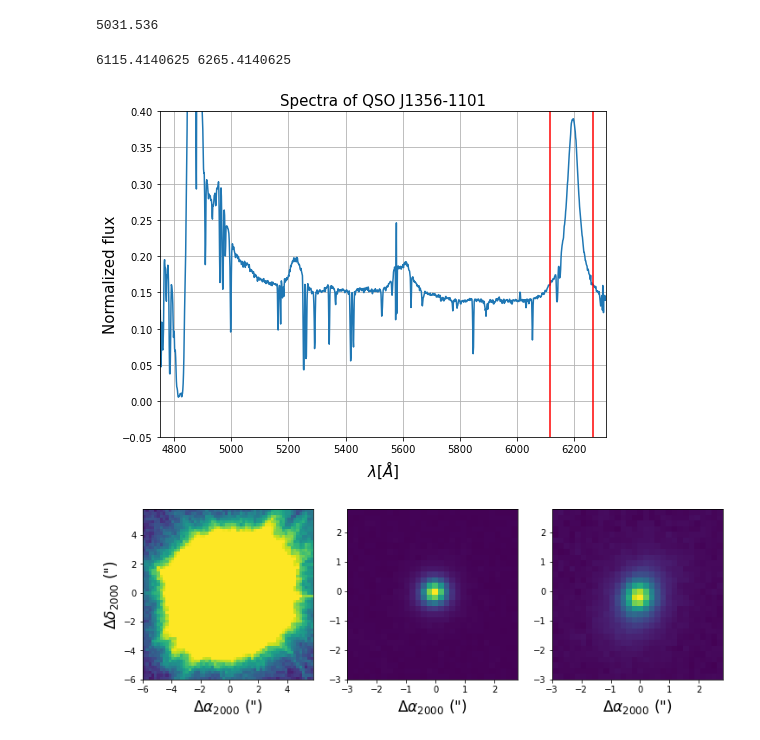
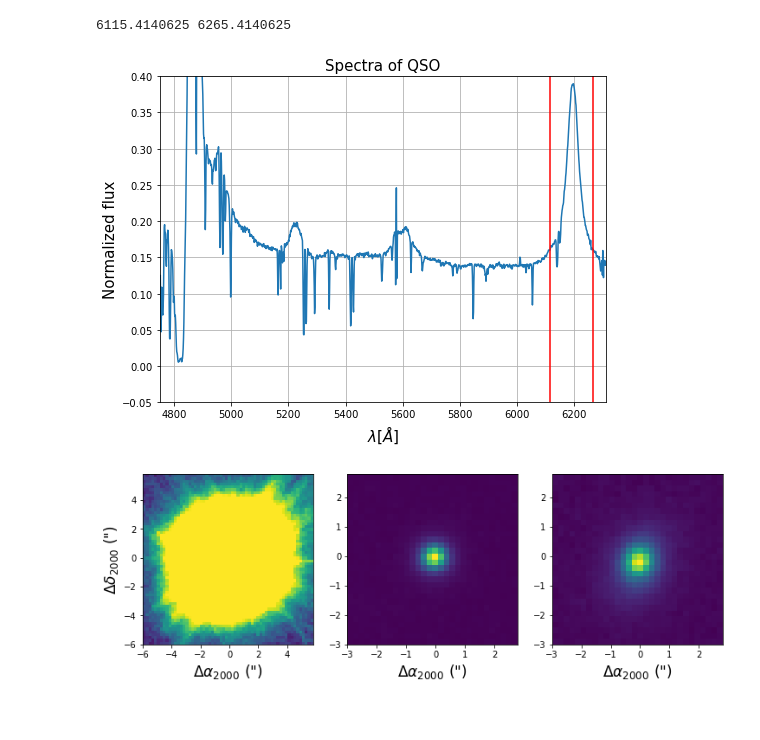
Before and after one commit to franciscourbina/PSF-fitting-for-QSO, a Jupyter notebook: 2nd cube.ipynb, the cells around one changed output. Drawn from its saved outputs; the diff is of its cells as text; code cells hidden in the pictures.

```diff
--- a/2nd cube.ipynb
+++ b/2nd cube.ipynb
@@ -30,10 +34,6 @@ r_psf_sub = 15
 #Velocity search window (wrt LyA; km/s)
 vmin=-11000.0/1.5
 vmax=5000.0
-# %%
-1256*(1+zqso)
-# %% [output]
-5031.536
 # %%
 nw, nx, ny = data.shape
 initial_lamb = hdu2[1].header['CRVAL3']
@@ -57,17 +57,17 @@ for i in range(len(wavearr)-1):
 # %%
 plt.figure(figsize=(8,6))
 plt.plot(wavearr[0:-1], fluxes/np.max(fluxes))
 plt.xlabel(r'$\lambda [{\AA}]$', fontsize=15)
 plt.ylabel('Normalized flux', fontsize=15)
-plt.title('Spectra of QSO J1356-1101', fontsize=15)
+plt.title('Spectra of QSO', fontsize=15)
 plt.grid()
 plt.plot([wavearr[ind1_lamcen_psf], wavearr[ind1_lamcen_psf]], [-0.2, 0.4] , color='red')
 plt.plot([wavearr[ind2_lamcen_psf], wavearr[ind2_lamcen_psf]], [-0.2, 0.4] , color='red')
 plt.ylim(-0.05,0.4)
 plt.xlim(wavearr[0], wavearr[1250])
 plt.show()
 # %% [output]
-[figure, old version]
+[figure, new version]
 # %%
 # Selecting the stars :D
 x_s1 = 303
```
Also changed, not shown: parts of 2 cells of this notebook, 2 other files.
